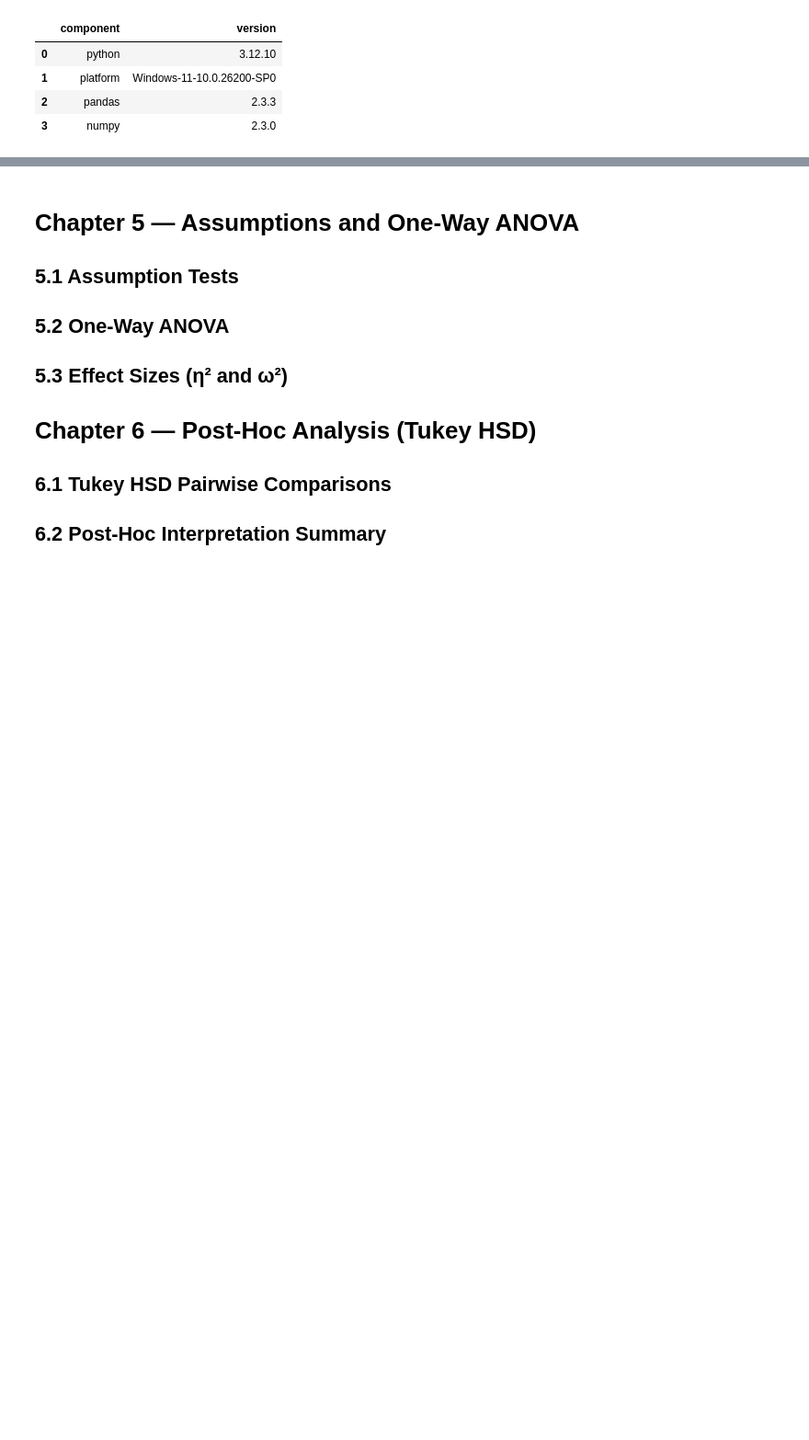
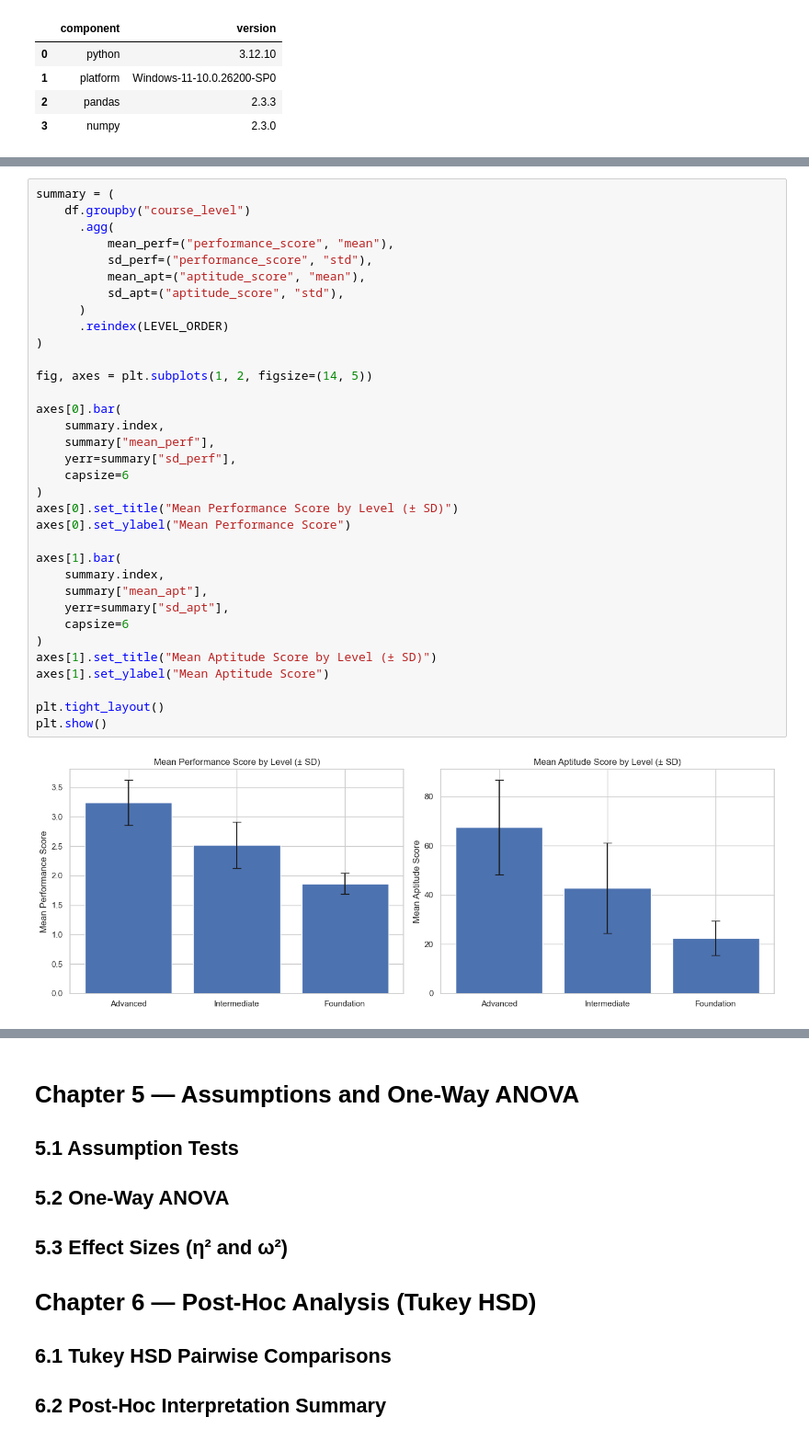
Before and after one commit to freakyrizz/Project-DE, a Jupyter notebook: student_analysis.ipynb, the cells around one changed output, grey strips where cells are left out. Shown at 92% size. Drawn from its saved outputs; the diff is of its cells as text; blank space fills up the shorter version.

```diff
--- a/student_analysis.ipynb
+++ b/student_analysis.ipynb
@@ -618,0 +686,36 @@ display(versions)
+# %%
+summary = (
+    df.groupby("course_level")
+      .agg(
+          mean_perf=("performance_score", "mean"),
+          sd_perf=("performance_score", "std"),
+          mean_apt=("aptitude_score", "mean"),
+          sd_apt=("aptitude_score", "std"),
+      )
+      .reindex(LEVEL_ORDER)
+)
+
+fig, axes = plt.subplots(1, 2, figsize=(14, 5))
+
+axes[0].bar(
+    summary.index,
+    summary["mean_perf"],
+    yerr=summary["sd_perf"],
+    capsize=6
+)
+axes[0].set_title("Mean Performance Score by Level (± SD)")
+axes[0].set_ylabel("Mean Performance Score")
+
+axes[1].bar(
+    summary.index,
+    summary["mean_apt"],
+    yerr=summary["sd_apt"],
+    capsize=6
+)
+axes[1].set_title("Mean Aptitude Score by Level (± SD)")
+axes[1].set_ylabel("Mean Aptitude Score")
+
+plt.tight_layout()
+plt.show()
+# %% [output]
+[figure, added]
```
Also changed, not shown: parts of 7 cells of this notebook.
